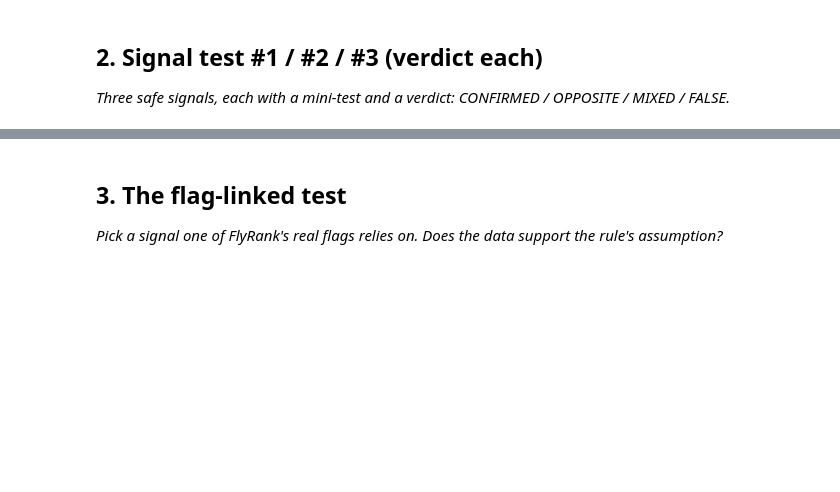
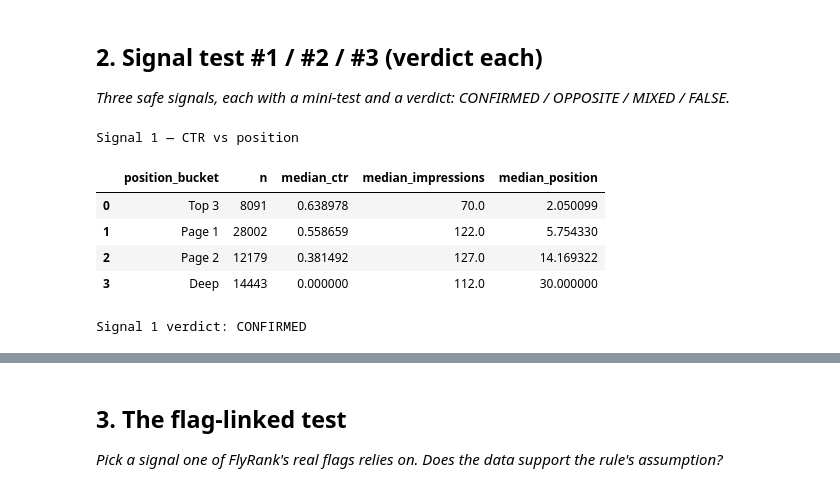
Before and after one commit to Anshikaag-28/Anshika-FlyRank-ML, a Jupyter notebook: work/notebooks/w04_signal_audit.ipynb, the cells around one changed output, grey strips where cells are left out. Drawn from its saved outputs; the diff is of its cells as text; code cells hidden in the pictures; blank space fills up the shorter version.

```diff
--- a/work/notebooks/w04_signal_audit.ipynb
+++ b/work/notebooks/w04_signal_audit.ipynb
@@ -22,0 +126,46 @@ This skeleton is yours to fill. Work the sections **in order** — each one has
+# %%
+# SIGNAL 1: CTR versus average position
+
+ctr_position_table = (
+    features
+    .dropna(subset=["ctr", "avg_position"])
+    .groupby("position_bucket", observed=True)
+    .agg(
+        n=("content_hash_id", "size"),
+        median_ctr=("ctr", "median"),
+        median_impressions=("impressions", "median"),
+        median_position=("avg_position", "median")
+    )
+    .reset_index()
+)
+
+print("Signal 1 — CTR vs position")
+display(ctr_position_table)
+
+ctr_values = ctr_position_table["median_ctr"].dropna().tolist()
+
+if len(ctr_values) >= 2:
+    if all(
+        ctr_values[i] >= ctr_values[i + 1]
+        for i in range(len(ctr_values) - 1)
+    ):
+        signal_1_verdict = "CONFIRMED"
+    elif all(
+        ctr_values[i] <= ctr_values[i + 1]
+        for i in range(len(ctr_values) - 1)
+    ):
+        signal_1_verdict = "OPPOSITE"
+    else:
+        signal_1_verdict = "MIXED"
+else:
+    signal_1_verdict = "FALSE"
+
+print("Signal 1 verdict:", signal_1_verdict)
+# %% [output]
+Signal 1 — CTR vs position
+|  | position_bucket | n | median_ctr | median_impressions | median_position |
+| 0 | Top 3 | 8091 | 0.638978 | 70.0 | 2.050099 |
+| 1 | Page 1 | 28002 | 0.558659 | 122.0 | 5.754330 |
+| 2 | Page 2 | 12179 | 0.381492 | 127.0 | 14.169322 |
+| 3 | Deep | 14443 | 0.000000 | 112.0 | 30.000000 |
+Signal 1 verdict: CONFIRMED
```
Also changed, not shown: parts of 12 cells of this notebook.
